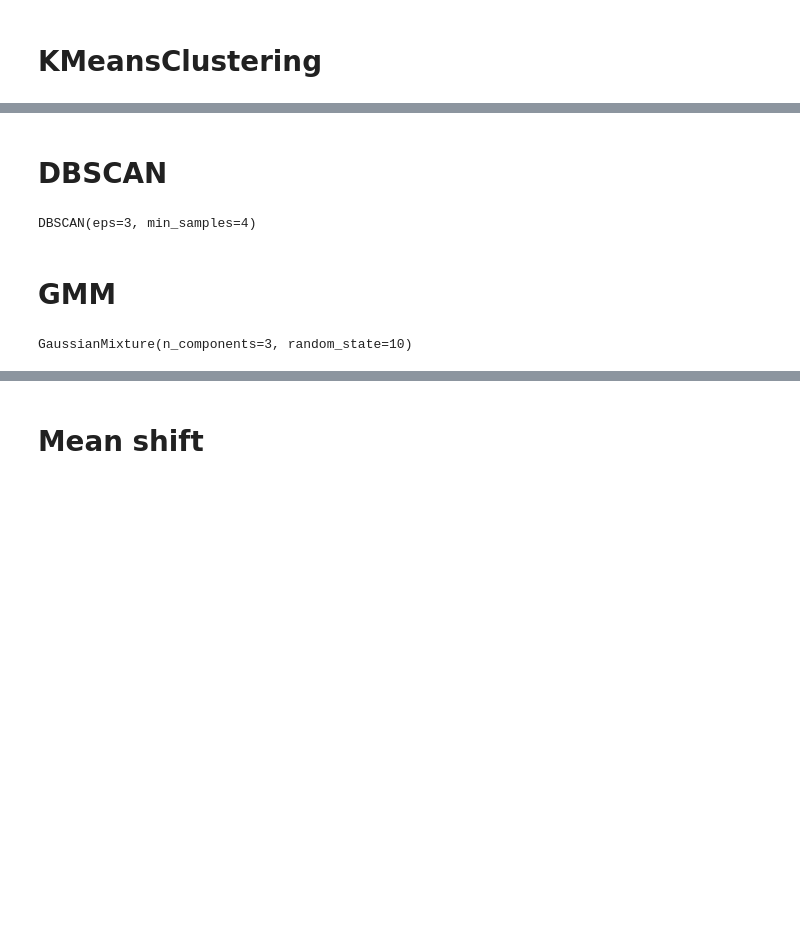
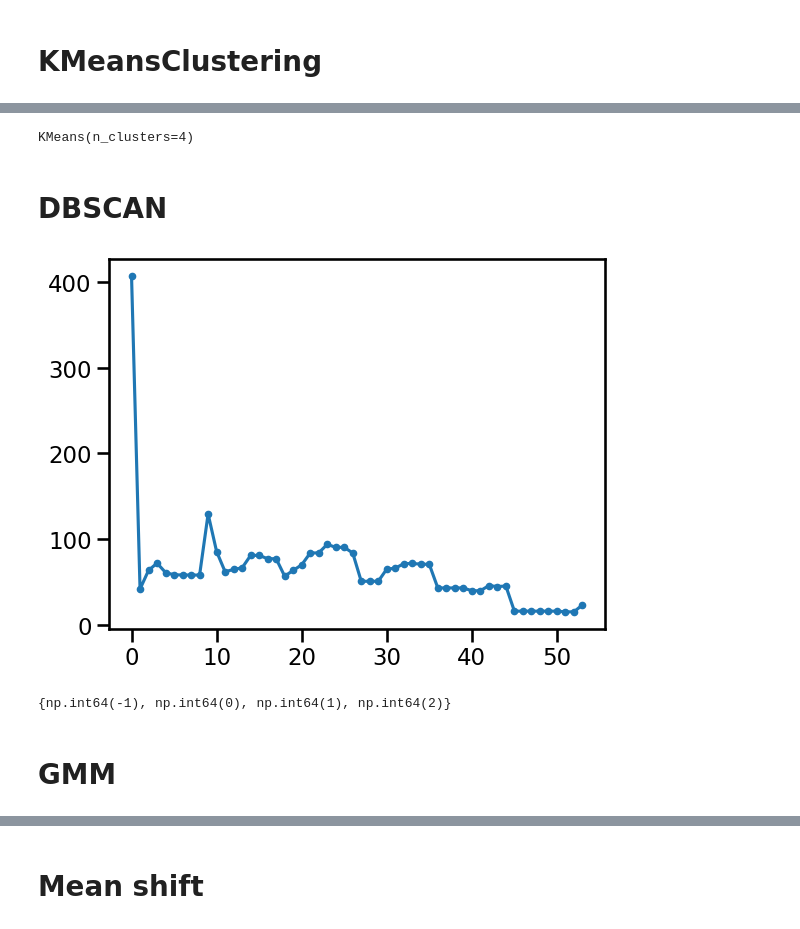
Before and after one commit to galois1915/IBM-Machine-Learning, a Jupyter notebook: Unsupervised-MachineLearning/project/project_notebook.ipynb, the cells around one changed output, grey strips where cells are left out. Saved outputs shown, nothing was run; the diff lists cells and outputs as text; code cells hidden in the pictures; blank space fills up the shorter version.

```diff
--- a/Unsupervised-MachineLearning/project/project_notebook.ipynb
+++ b/Unsupervised-MachineLearning/project/project_notebook.ipynb
@@ -241,8 +309,0 @@ features_df = (pd.concat(feature_weight_list)
-# %%
-sns.set_context('talk')
-ax = pca_df['var'].plot(kind='bar')
-
-ax.set(xlabel='Number of dimensions',
-       ylabel='Percent explained variance',
-       title='Explained Variance vs Dimensions')
-plt.show()
@@ -316,0 +325,5 @@ plt.show()
+# %%
+km_pca = KMeans(n_clusters=4)
+km_pca.fit(X_pca_kernel)
+# %% [output]
+KMeans(n_clusters=4)
@@ -317,8 +334,34 @@ plt.show()
 # %% [markdown]
 # DBSCAN
+# %%
+eps_values = np.arange(0.1,0.7, 0.1)
+#metrics = ['cosine', 'euclidean', 'manhattan']
+samples = np.arange(1,10)
+results = {}
+
+# Loop through each combination of eps and metric
+for eps in eps_values:
+    for sample in samples:
+        cluster = DBSCAN(eps=eps, min_samples=sample, metric="euclidean")
+        labels = cluster.fit_predict(X_pca_kernel)
+
+        if len(set(labels)) > 1 and len(set(labels)) < len(X):
+            score = calinski_harabasz_score(X_pca_kernel, labels)
+            #score =silhouette_score(X, labels)
+            results[(eps, sample)] = score
+        else:
+            # Save a score of None if clustering didn't produce valid results
+            results[(eps, sample)] = None
+# %%
+plt.plot(np.arange(len(results.keys())), results.values(), ".-")
+plt.show()
+# %% [output]
+[figure, added]
 # %%
-cluster = DBSCAN(eps=3, min_samples=4)
-cluster.fit(X)
+cluster = DBSCAN(eps=0.5, min_samples=5, metric="euclidean")
+labels = cluster.fit_predict(X_pca_kernel)
-# %% [output]
-DBSCAN(eps=3, min_samples=4)
+# %%
+set(cluster.labels_)
+# %% [output]
+{np.int64(-1), np.int64(0), np.int64(1), np.int64(2)}
 # %%
@@ -326,7 +369,2 @@ data_copy["label_BDS"] = cluster.labels_
 # %% [markdown]
 # GMM
-# %%
-GMM = GaussianMixture(n_components=3, random_state=10)
-GMM.fit(X)
-# %% [output]
-GaussianMixture(n_components=3, random_state=10)
```
Also changed, not shown: parts of 45 cells of this notebook, 6 other files.
